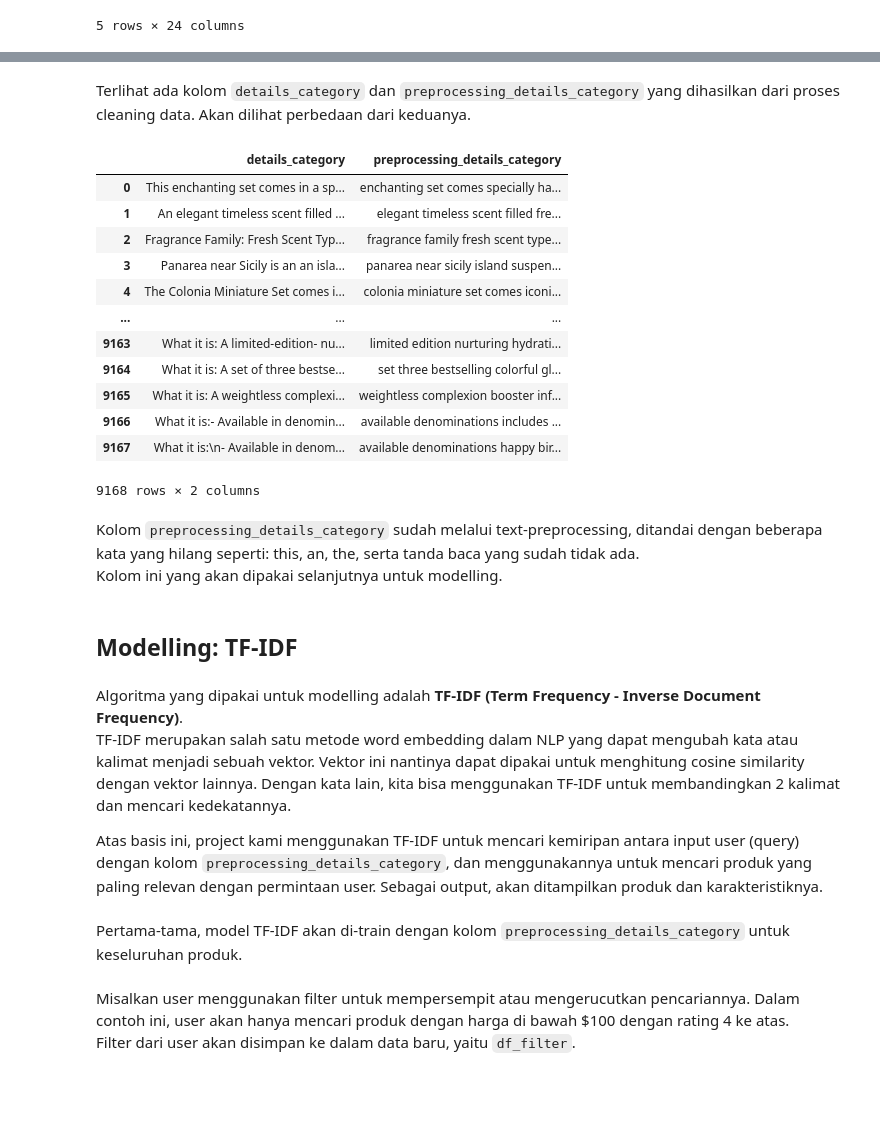
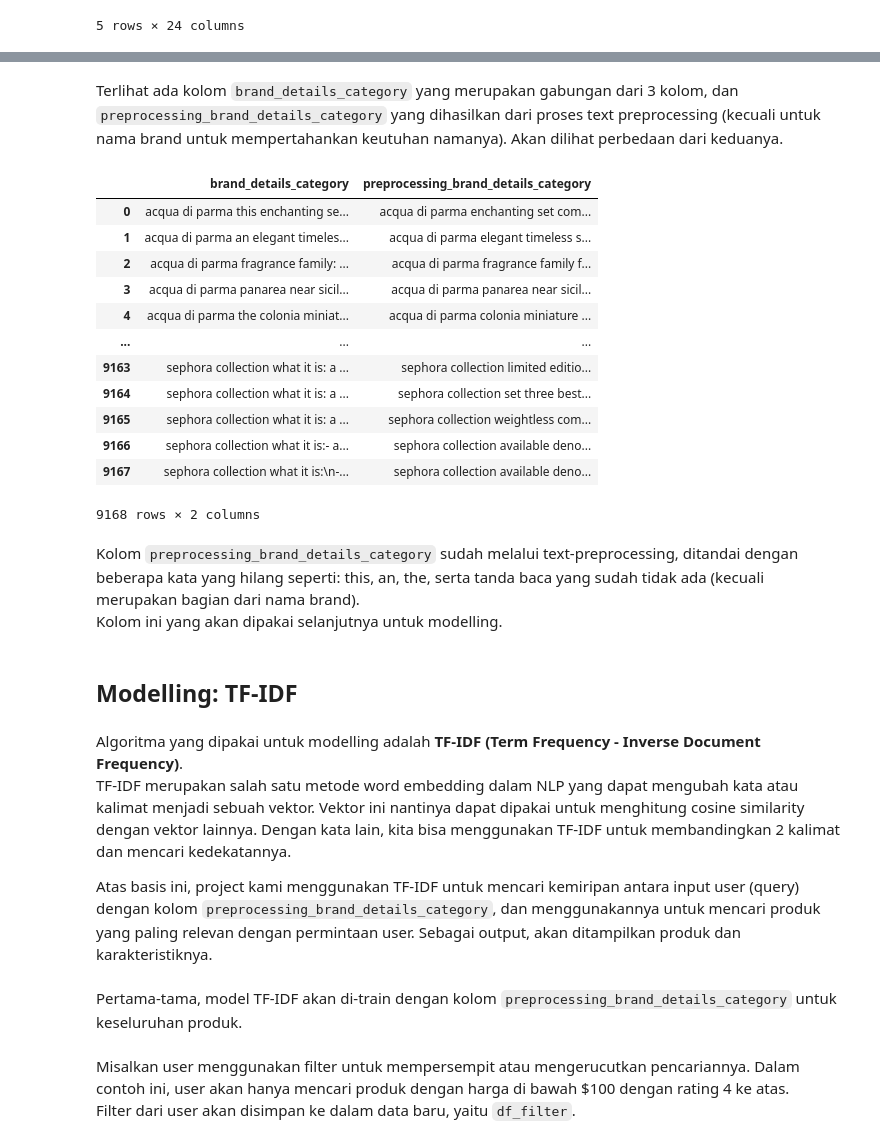
Before and after one commit to FTDS-assignment-bay/p2-final-project-ftds-028-rmt-group-001, a Jupyter notebook: Modelling/modelling.ipynb, the cells around one changed output, grey strips where cells are left out. Drawn from its saved outputs; the diff is of its cells as text; code cells hidden in the pictures; blank space fills up the shorter version.

Commit message:
add modelling notebook & model

```diff
--- a/Modelling/modelling.ipynb
+++ b/Modelling/modelling.ipynb
@@ -81,26 +84,26 @@ Data columns (total 24 columns):
 dtypes: bool(1), float64(3), int64(7), object(13)
 memory usage: 1.6+ MB
 # %% [markdown]
-Terlihat ada kolom `details_category` dan `preprocessing_details_category` yang dihasilkan dari proses cleaning data. Akan dilihat perbedaan dari keduanya.
+Terlihat ada kolom `brand_details_category` yang merupakan gabungan dari 3 kolom, dan `preprocessing_brand_details_category` yang dihasilkan dari proses text preprocessing (kecuali untuk nama brand untuk mempertahankan keutuhan namanya). Akan dilihat perbedaan dari keduanya.
 # %%
 # Compare columns
-df[['details_category', 'preprocessing_details_category']]
+df[['brand_details_category', 'preprocessing_brand_details_category']]
 # %% [output]
-|  | details_category | preprocessing_details_category |
-| 0 | This enchanting set comes in a sp... | enchanting set comes specially ha... |
-| 1 | An elegant timeless scent filled ... | elegant timeless scent filled fre... |
-| 2 | Fragrance Family: Fresh Scent Typ... | fragrance family fresh scent type... |
-| 3 | Panarea near Sicily is an an isla... | panarea near sicily island suspen... |
-| 4 | The Colonia Miniature Set comes i... | colonia miniature set comes iconi... |
+|  | brand_details_category | preprocessing_brand_details_category |
+| 0 | acqua di parma this enchanting se... | acqua di parma enchanting set com... |
+| 1 | acqua di parma an elegant timeles... | acqua di parma elegant timeless s... |
+| 2 | acqua di parma fragrance family: ... | acqua di parma fragrance family f... |
+| 3 | acqua di parma panarea near sicil... | acqua di parma panarea near sicil... |
+| 4 | acqua di parma the colonia miniat... | acqua di parma colonia miniature ... |
 | ... | ... | ... |
-| 9163 | What it is: A limited-edition- nu... | limited edition nurturing hydrati... |
-| 9164 | What it is: A set of three bestse... | set three bestselling colorful gl... |
-| 9165 | What it is: A weightless complexi... | weightless complexion booster inf... |
-| 9166 | What it is:- Available in denomin... | available denominations includes ... |
-| 9167 | What it is:\n- Available in denom... | available denominations happy bir... |
+| 9163 | sephora collection what it is: a ... | sephora collection limited editio... |
+| 9164 | sephora collection what it is: a ... | sephora collection set three best... |
+| 9165 | sephora collection what it is: a ... | sephora collection weightless com... |
+| 9166 | sephora collection what it is:- a... | sephora collection available deno... |
+| 9167 | sephora collection what it is:\n-... | sephora collection available deno... |
 9168 rows × 2 columns
 # %% [markdown]
-Kolom `preprocessing_details_category` sudah melalui text-preprocessing, ditandai dengan beberapa kata yang hilang seperti: this, an, the, serta tanda baca yang sudah tidak ada.
+Kolom `preprocessing_brand_details_category` sudah melalui text-preprocessing, ditandai dengan beberapa kata yang hilang seperti: this, an, the, serta tanda baca yang sudah tidak ada (kecuali merupakan bagian dari nama brand).
 Kolom ini yang akan dipakai selanjutnya untuk modelling.
 # %% [markdown]
 ## Modelling: TF-IDF
@@ -108,9 +111,9 @@ Kolom ini yang akan dipakai selanjutnya untuk modelling.
 Algoritma yang dipakai untuk modelling adalah **TF-IDF (Term Frequency - Inverse Document Frequency)**.
 TF-IDF merupakan salah satu metode word embedding dalam NLP yang dapat mengubah kata atau kalimat menjadi sebuah vektor. Vektor ini nantinya dapat dipakai untuk menghitung cosine similarity dengan vektor lainnya. Dengan kata lain, kita bisa menggunakan TF-IDF untuk membandingkan 2 kalimat dan mencari kedekatannya.
 
-Atas basis ini, project kami menggunakan TF-IDF untuk mencari kemiripan antara input user (query) dengan kolom `preprocessing_details_category`, dan menggunakannya untuk mencari produk yang paling relevan dengan permintaan user. Sebagai output, akan ditampilkan produk dan karakteristiknya.
+Atas basis ini, project kami menggunakan TF-IDF untuk mencari kemiripan antara input user (query) dengan kolom `preprocessing_brand_details_category`, dan menggunakannya untuk mencari produk yang paling relevan dengan permintaan user. Sebagai output, akan ditampilkan produk dan karakteristiknya.
 # %% [markdown]
-Pertama-tama, model TF-IDF akan di-train dengan kolom `preprocessing_details_category` untuk keseluruhan produk.
+Pertama-tama, model TF-IDF akan di-train dengan kolom `preprocessing_brand_details_category` untuk keseluruhan produk.
 # %%
 # Training TF-IDF
 tfidf = TfidfVectorizer(analyzer = 'word', ngram_range = (1, 2), min_df = 2, stop_words = "english")
```
Also changed, not shown: parts of 5 cells of this notebook, 1 other file.
